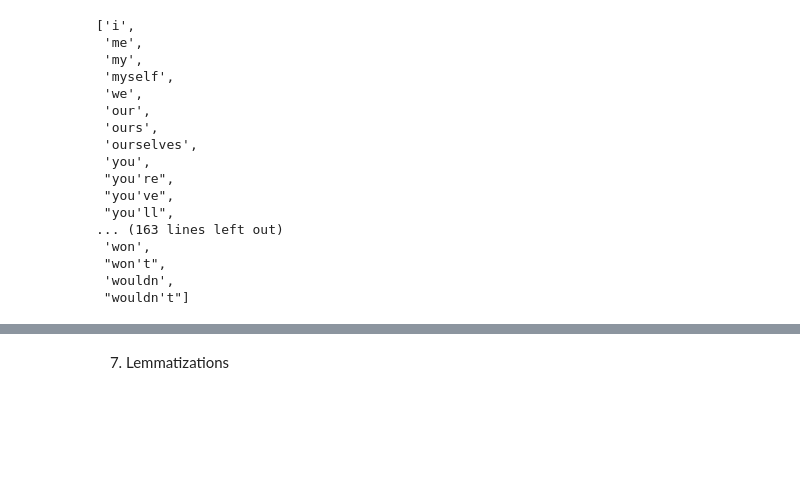
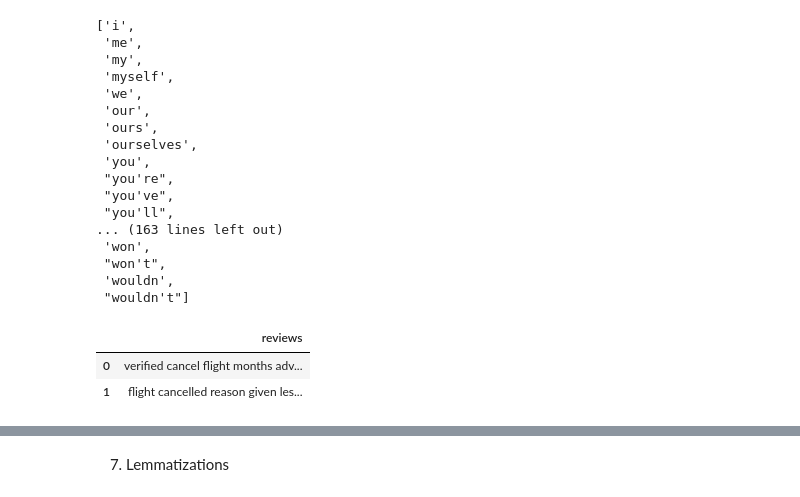
Before and after one commit to qemhal14/british-airways-analysis-prediction, a Jupyter notebook: BA Sentiment Analysis and Prediction Model.ipynb, the cells around one changed output, grey strips where cells are left out. Cells and saved outputs as stored; diff of their text form; code cells hidden in the pictures; blank space fills up the shorter version.

```diff
--- a/BA Sentiment Analysis and Prediction Model.ipynb
+++ b/BA Sentiment Analysis and Prediction Model.ipynb
@@ -436,3 +394,8 @@ def remove_stopwords(sentence):
 # %%
 # Applying to the DF
 df["reviews"] = df["reviews"].apply(remove_stopwords)
+df.head(2)
+# %% [output]
+|  | reviews |
+| 0 | verified cancel flight months adv... |
+| 1 | flight cancelled reason given les... |
```
Also changed, not shown: parts of 10 cells of this notebook.
